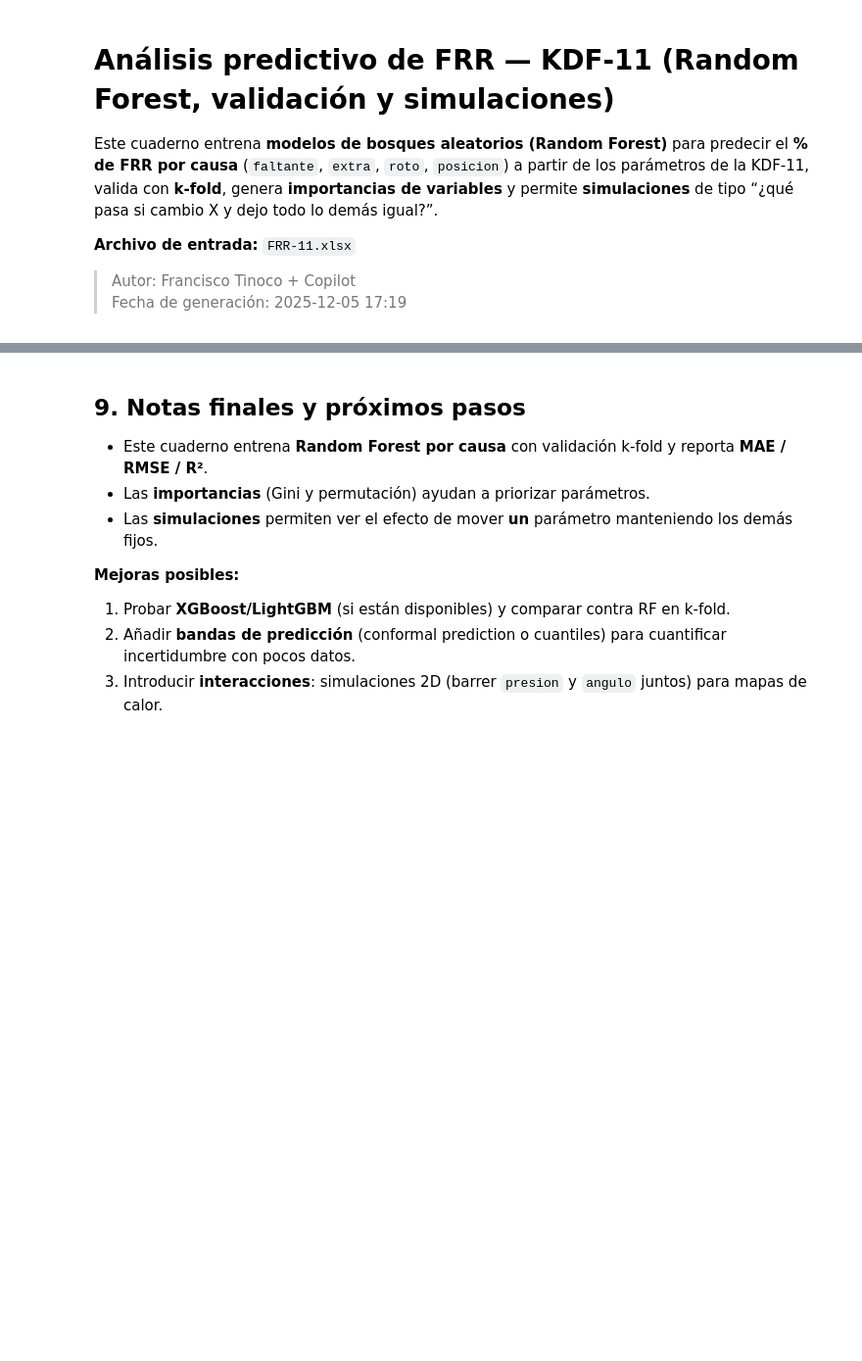
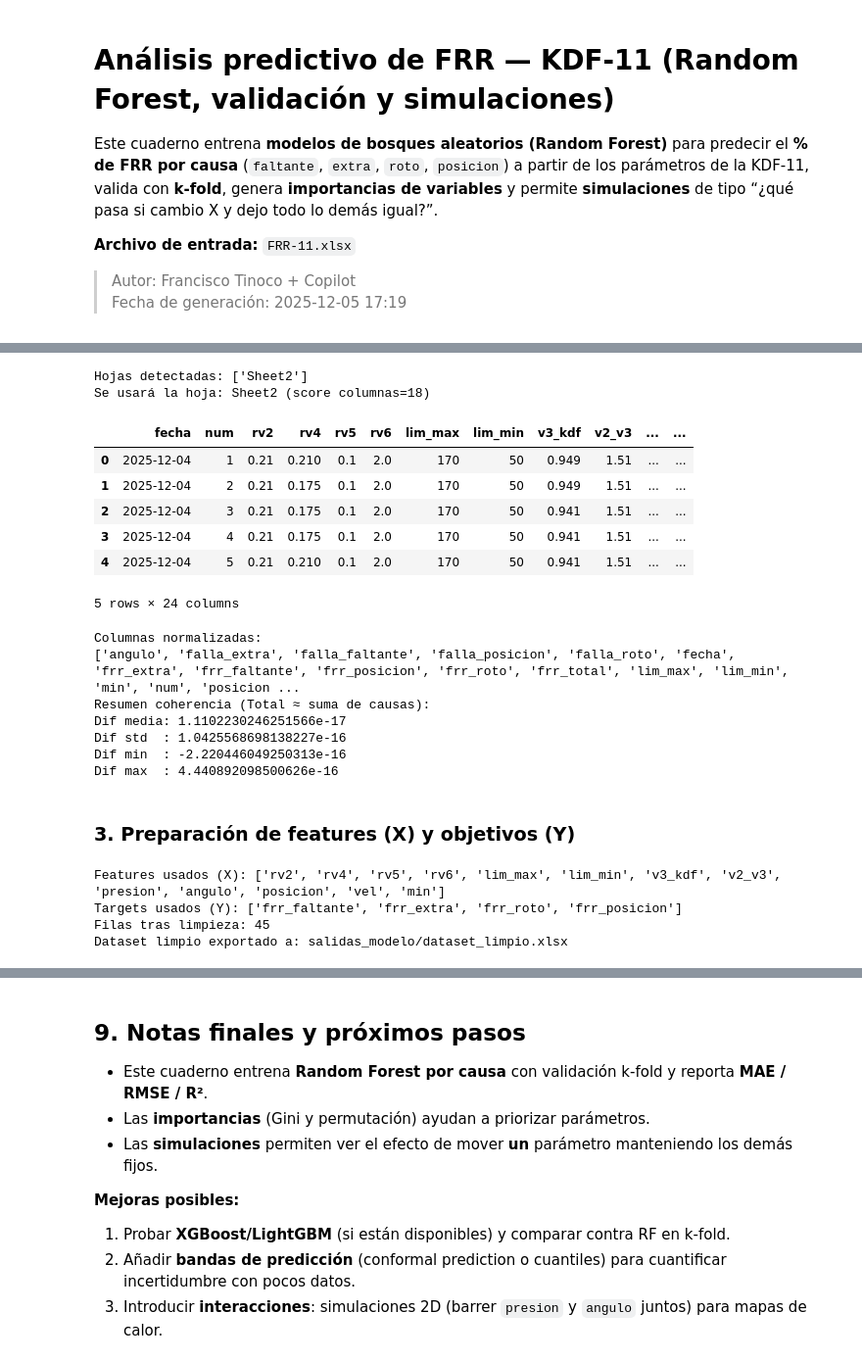
Before and after one commit to PacoTinoco/Failures-PMI, a Jupyter notebook: Analisis_FRR_KDF11.ipynb, the cells around one changed output, grey strips where cells are left out. Shown: that part at 98% size. Saved outputs shown, nothing was run; the diff lists cells and outputs as text; code cells hidden in the pictures; blank space fills up the shorter version.

```diff
--- a/Analisis_FRR_KDF11.ipynb
+++ b/Analisis_FRR_KDF11.ipynb
@@ -51,9 +48,6 @@ print(f"Directorio de salida: {OUTPUT_DIR.resolve()}")
 # %%
-
-# %% [markdown]
-# ## 2. Carga de datos y normalización de columnas
-
 import unicodedata
+import re
 
 def normalize_col(name: str) -> str:
     """Normaliza nombres de columnas: minúsculas, sin acentos, sin puntuación y espacios a guiones bajos."""
@@ -63,7 +57,8 @@ def normalize_col(name: str) -> str:
     # quita acentos
     s = ''.join(c for c in unicodedata.normalize('NFD', s) if unicodedata.category(c) != 'Mn')
     # reemplazos específicos frecuentes
-    s = s.replace('/', '_').replace('\', '_').replace('.', ' ').replace('#', 'num')
+    s = re.sub(r'[\\/]', '_', s)         # / y \ -> _
+    s = s.replace('.', ' ').replace('#', 'num')
     s = s.replace('%', 'pct')
     # colapsa espacios a guion bajo
     s = '_'.join(s.split())
@@ -113,40 +108,54 @@ for sheet in xls.sheet_names:
     norm_cols = [normalize_col(c) for c in raw_cols]
     # aplica mapa de sinónimos
     mapped_cols = [COL_MAP.get(c, c) for c in norm_cols]
     df0.columns = mapped_cols
     # puntúa por cantidad de columnas esperadas presentes
     score = sum(1 for c in FEATURES_WISHLIST+TARGETS_WISHLIST+['frr_total'] if c in df0.columns)
     if score > best_score:
         best_score = score
         best_df = df0.copy()
         best_sheet = sheet
 
 assert best_df is not None, "No se pudo cargar ninguna hoja con columnas esperadas. Revisa el archivo."
 print(f"Se usará la hoja: {best_sheet} (score columnas={best_score})")
 
 # Vista previa
 try:
     display(best_df.head())
 except Exception:
     print(best_df.head())
 print("Columnas normalizadas:")
 print(sorted(best_df.columns))
 
 # Chequeo de consistencia: suma de causas vs total (si existe)
 if set(TARGETS_WISHLIST).issubset(best_df.columns) and 'frr_total' in best_df.columns:
     suma_causas = best_df[['frr_faltante','frr_extra','frr_roto','frr_posicion']].sum(axis=1)
     dif = (best_df['frr_total'] - suma_causas)
-    print('
-Resumen coherencia (Total ≈ suma de causas):')
+    print('Resumen coherencia (Total ≈ suma de causas):')
     print('Dif media:', float(dif.mean()))
     print('Dif std  :', float(dif.std()))
     print('Dif min  :', float(dif.min()))
     print('Dif max  :', float(dif.max()))
+# %% [output]
+Hojas detectadas: ['Sheet2']
+Se usará la hoja: Sheet2 (score columnas=18)
+|  | fecha | num | rv2 | rv4 | rv5 | rv6 | lim_max | lim_min | v3_kdf | v2_v3 | ... | ... |
+| 0 | 2025-12-04 | 1 | 0.21 | 0.210 | 0.1 | 2.0 | 170 | 50 | 0.949 | 1.51 | ... | ... |
+| 1 | 2025-12-04 | 2 | 0.21 | 0.175 | 0.1 | 2.0 | 170 | 50 | 0.949 | 1.51 | ... | ... |
+| 2 | 2025-12-04 | 3 | 0.21 | 0.175 | 0.1 | 2.0 | 170 | 50 | 0.941 | 1.51 | ... | ... |
+| 3 | 2025-12-04 | 4 | 0.21 | 0.175 | 0.1 | 2.0 | 170 | 50 | 0.941 | 1.51 | ... | ... |
+| 4 | 2025-12-04 | 5 | 0.21 | 0.210 | 0.1 | 2.0 | 170 | 50 | 0.941 | 1.51 | ... | ... |
+5 rows × 24 columns
+Columnas normalizadas:
+['angulo', 'falla_extra', 'falla_faltante', 'falla_posicion', 'falla_roto', 'fecha', 'frr_extra', 'frr_faltante', 'frr_posicion', 'frr_roto', 'frr_total', 'lim_max', 'lim_min', 'min', 'num', 'posicion ...
+Resumen coherencia (Total ≈ suma de causas):
+Dif media: 1.1102230246251566e-17
+Dif std  : 1.0425568698138227e-16
+Dif min  : -2.220446049250313e-16
+Dif max  : 4.440892098500626e-16
+# %% [markdown]
+### 3. Preparación de features (X) y objetivos (Y)
 # %%
-
-# %% [markdown]
-# ## 3. Preparación de features (X) y objetivos (Y)
-
 # Filtramos columnas disponibles
 features = [c for c in FEATURES_WISHLIST if c in best_df.columns]
 missing_feat = [c for c in FEATURES_WISHLIST if c not in features]
@@ -180,3 +189,8 @@ print(f"Filas tras limpieza: {len(X)}")
 # Guardamos dataset limpio (opcional)
 X.join(Y).to_excel(OUTPUT_DIR / 'dataset_limpio.xlsx', index=False, engine='openpyxl')
 print('Dataset limpio exportado a: salidas_modelo/dataset_limpio.xlsx')
+# %% [output]
+Features usados (X): ['rv2', 'rv4', 'rv5', 'rv6', 'lim_max', 'lim_min', 'v3_kdf', 'v2_v3', 'presion', 'angulo', 'posicion', 'vel', 'min']
+Targets usados (Y): ['frr_faltante', 'frr_extra', 'frr_roto', 'frr_posicion']
+Filas tras limpieza: 45
+Dataset limpio exportado a: salidas_modelo/dataset_limpio.xlsx
```
Also changed, not shown: parts of 11 cells of this notebook, 4 other files.
